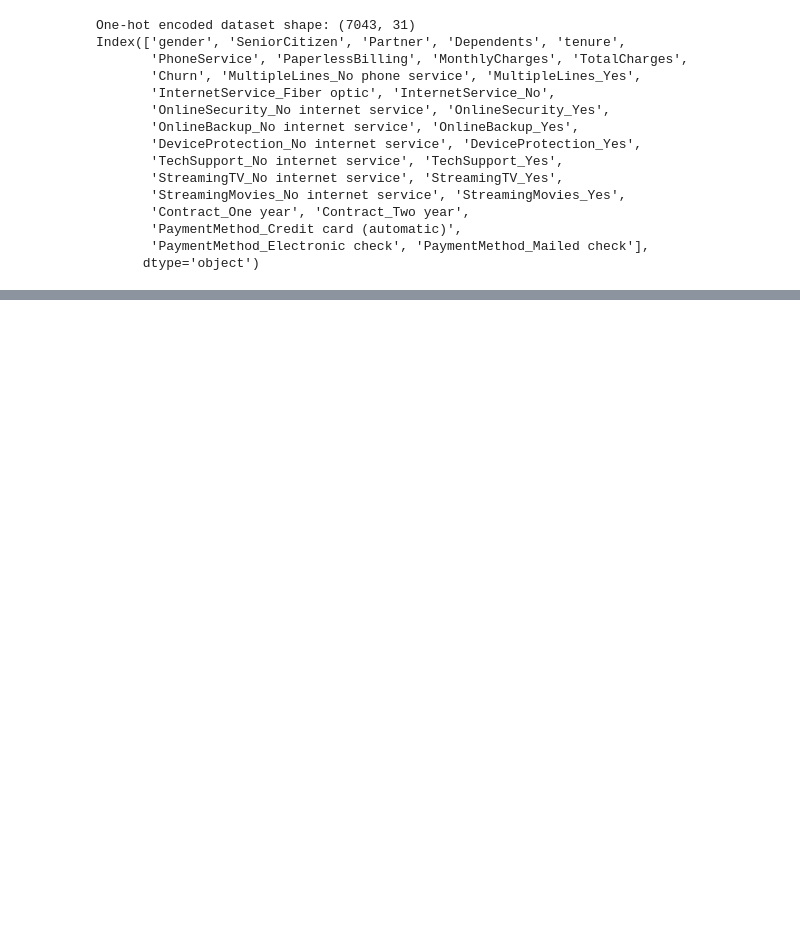
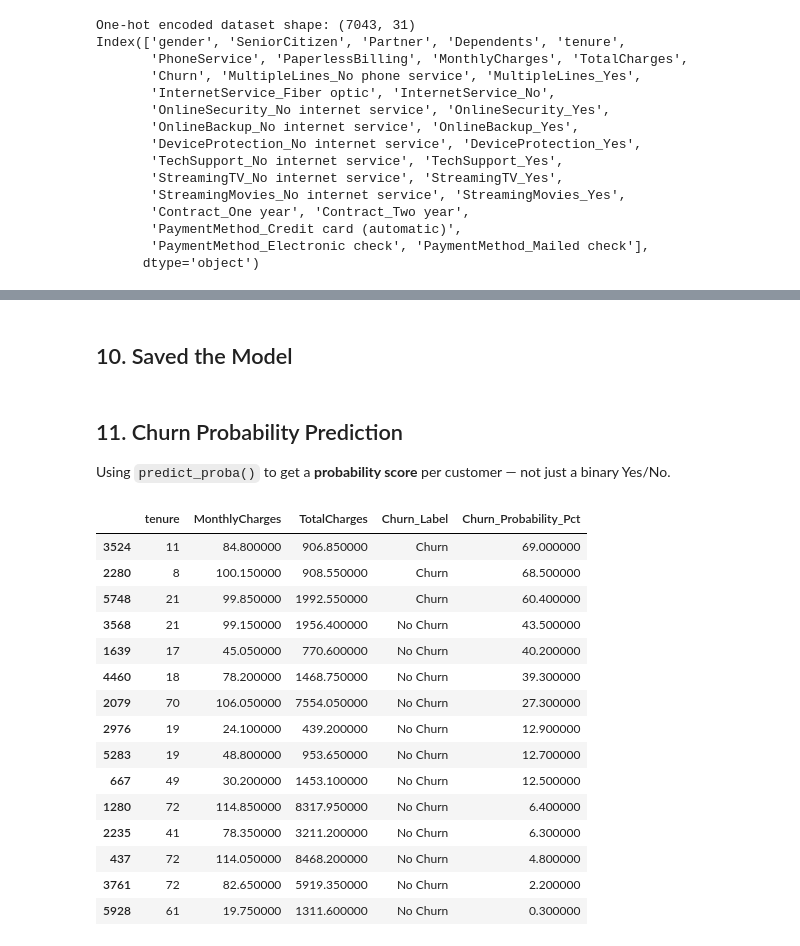
Before and after one commit to adithyajupally/churn-analysis-intelligence, a Jupyter notebook: notebook/churn-analysis.ipynb, the cells around one changed output, grey strips where cells are left out. Cells and saved outputs as stored; diff of their text form; code cells hidden in the pictures; blank space fills up the shorter version.

```diff
--- a/notebook/churn-analysis.ipynb
+++ b/notebook/churn-analysis.ipynb
@@ -328,4 +456,16 @@ Index(['gender', 'SeniorCitizen', 'Partner', 'Dependents', 'tenure',
        'PaymentMethod_Electronic check', 'PaymentMethod_Mailed check'],
       dtype='object')
 # %%
-# Define X and y
+# Step 3: Define X and y
+X = df_model.drop(columns=['Churn'])
+y = df_model['Churn']
+
+# Step 4: Train-test split (stratified to preserve churn ratio)
+X_train, X_test, y_train, y_test = train_test_split(
+    X, y, test_size=0.20, random_state=42, stratify=y)
+
+# Step 5: Scaling (for Logistic Regression only)
+scaler = StandardScaler()
+X_train_sc = scaler.fit_transform(X_train)
+X_test_sc  = scaler.transform(X_test)
+print("\nPreprocessing complete. Scaling applied (train only).")
@@ -331,0 +644,40 @@ Index(['gender', 'SeniorCitizen', 'Partner', 'Dependents', 'tenure',
+# %% [markdown]
+## 10. Saved the Model
+# %% [markdown]
+## 11. Churn Probability Prediction
+
+Using `predict_proba()` to get a **probability score** per customer — not just a binary Yes/No.
+# %%
+#  Get probabilities
+proba = best_model.predict_proba(X_test)[:, 1]   # probability of Churn = 1
+preds = best_model.predict(X_test)
+
+# Build output table for sample customers
+sample = X_test.iloc[:15].copy()
+sample['Predicted_Churn']       = preds[:15]
+sample['Churn_Probability_Pct'] = (proba[:15] * 100).round(1)
+sample['Churn_Label']           = sample['Predicted_Churn'].map({1:'Churn', 0:'No Churn'})
+
+display(
+    sample[['tenure', 'MonthlyCharges', 'TotalCharges',
+                   'Churn_Label', 'Churn_Probability_Pct']]
+    .sort_values('Churn_Probability_Pct', ascending=False)
+    .style.background_gradient(subset='Churn_Probability_Pct', cmap='RdYlGn_r')
+)
+# %% [output]
+|  | tenure | MonthlyCharges | TotalCharges | Churn_Label | Churn_Probability_Pct |
+| 3524 | 11 | 84.800000 | 906.850000 | Churn | 69.000000 |
+| 2280 | 8 | 100.150000 | 908.550000 | Churn | 68.500000 |
+| 5748 | 21 | 99.850000 | 1992.550000 | Churn | 60.400000 |
+| 3568 | 21 | 99.150000 | 1956.400000 | No Churn | 43.500000 |
+| 1639 | 17 | 45.050000 | 770.600000 | No Churn | 40.200000 |
+| 4460 | 18 | 78.200000 | 1468.750000 | No Churn | 39.300000 |
+| 2079 | 70 | 106.050000 | 7554.050000 | No Churn | 27.300000 |
+| 2976 | 19 | 24.100000 | 439.200000 | No Churn | 12.900000 |
+| 5283 | 19 | 48.800000 | 953.650000 | No Churn | 12.700000 |
+| 667 | 49 | 30.200000 | 1453.100000 | No Churn | 12.500000 |
+| 1280 | 72 | 114.850000 | 8317.950000 | No Churn | 6.400000 |
+| 2235 | 41 | 78.350000 | 3211.200000 | No Churn | 6.300000 |
+| 437 | 72 | 114.050000 | 8468.200000 | No Churn | 4.800000 |
+| 3761 | 72 | 82.650000 | 5919.350000 | No Churn | 2.200000 |
+| 5928 | 61 | 19.750000 | 1311.600000 | No Churn | 0.300000 |
```
Also changed, not shown: parts of 35 cells of this notebook.
